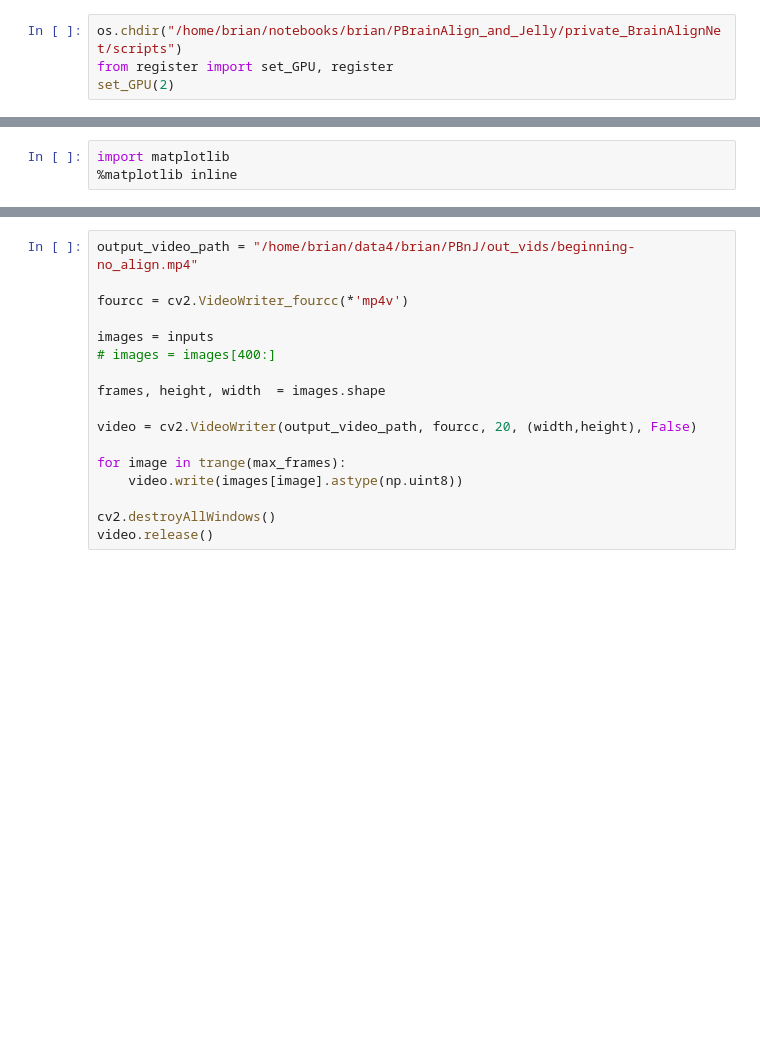
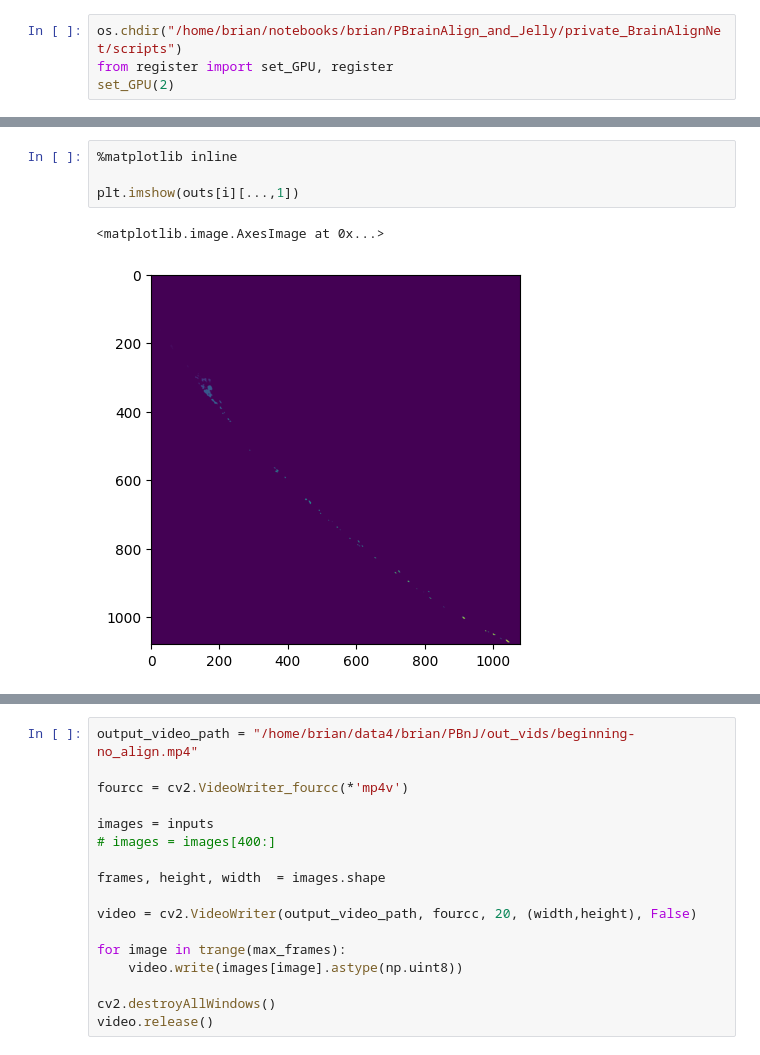
Before and after one commit to flavell-lab/private_BrainAlign_jellyfish, a Jupyter notebook: demo_notebook/alignVideo.ipynb, the cells around one changed output, grey strips where cells are left out. Saved outputs shown, nothing was run; the diff lists cells and outputs as text; blank space fills up the shorter version.

```diff
--- a/demo_notebook/alignVideo.ipynb
+++ b/demo_notebook/alignVideo.ipynb
@@ -125,6 +139,10 @@ Concatenated images.
 Built backbone.
 Built DDF.
 Built warping.
-# %%
-import matplotlib
-%matplotlib inline
+# %%
+%matplotlib inline
+
+plt.imshow(outs[i][...,1])
+# %% [output]
+<matplotlib.image.AxesImage at 0x...>
+[figure, added]
```
Also changed, not shown: parts of 5 cells of this notebook, 1 other file.
